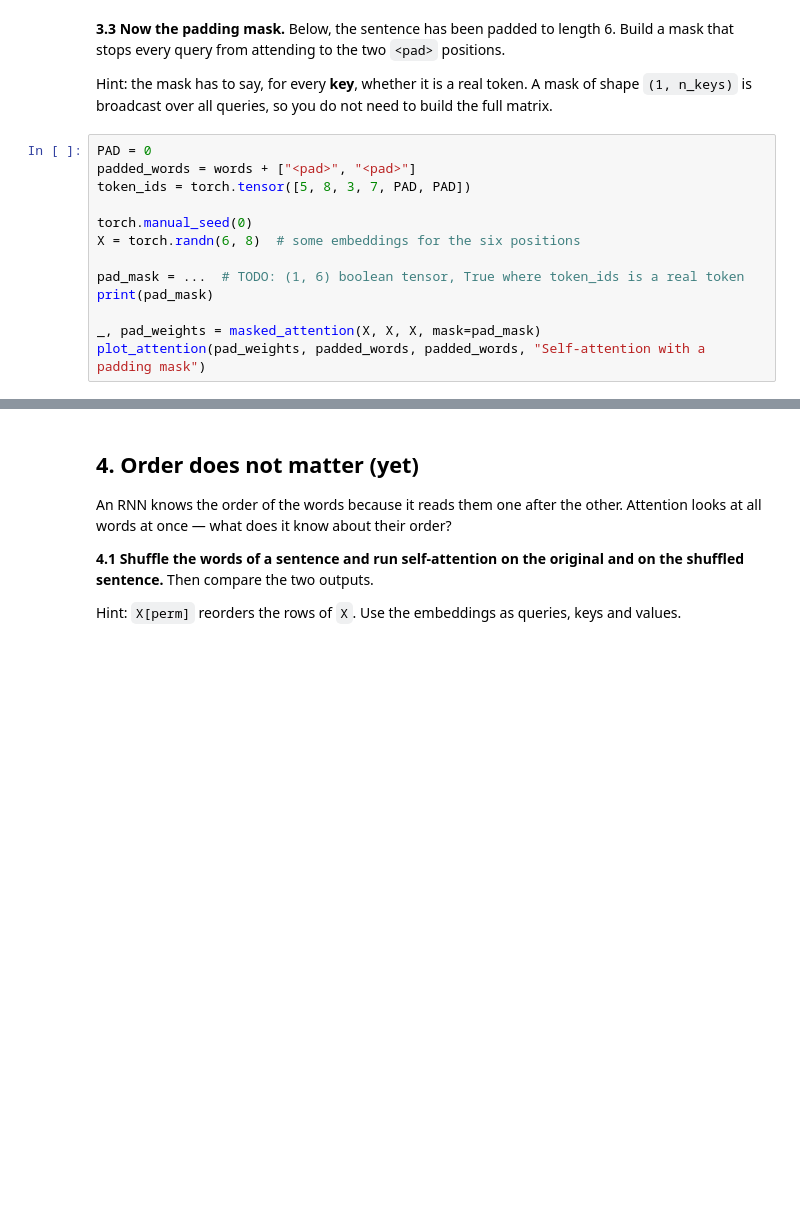
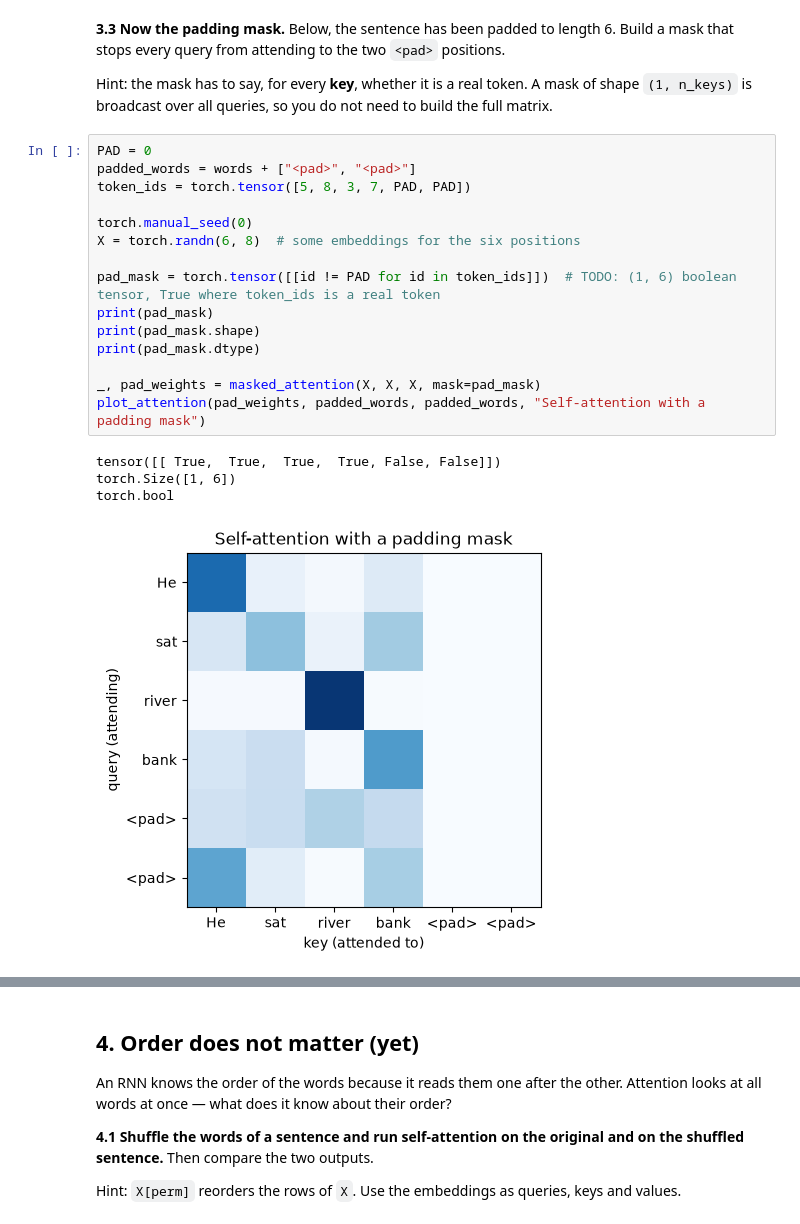
Before and after one commit to rasmusoleander/2026-NLP, a Jupyter notebook: Exercises/05 - Transformers/0. Attention.ipynb, the cells around one changed output, grey strips where cells are left out. Cells and saved outputs as stored; diff of their text form; blank space fills up the shorter version.

```diff
--- a/Exercises/05 - Transformers/0. Attention.ipynb
+++ b/Exercises/05 - Transformers/0. Attention.ipynb
@@ -258,16 +277,23 @@ Hint: the mask has to say, for every **key**, whether it is a real token. A mask
 # %%
 PAD = 0
 padded_words = words + ["<pad>", "<pad>"]
 token_ids = torch.tensor([5, 8, 3, 7, PAD, PAD])
 
 torch.manual_seed(0)
 X = torch.randn(6, 8)  # some embeddings for the six positions
 
-pad_mask = ...  # TODO: (1, 6) boolean tensor, True where token_ids is a real token
+pad_mask = torch.tensor([[id != PAD for id in token_ids]])  # TODO: (1, 6) boolean tensor, True where token_ids is a real token
 print(pad_mask)
+print(pad_mask.shape)
+print(pad_mask.dtype)
 
 _, pad_weights = masked_attention(X, X, X, mask=pad_mask)
 plot_attention(pad_weights, padded_words, padded_words, "Self-attention with a padding mask")
+# %% [output]
+tensor([[ True,  True,  True,  True, False, False]])
+torch.Size([1, 6])
+torch.bool
+[figure, added]
 # %%
 # ✅ Check your padding mask
 assert pad_mask.shape == (1, 6) and pad_mask.dtype == torch.bool, "the mask should be a (1, 6) boolean tensor"
```
Also changed, not shown: parts of 21 cells of this notebook.
